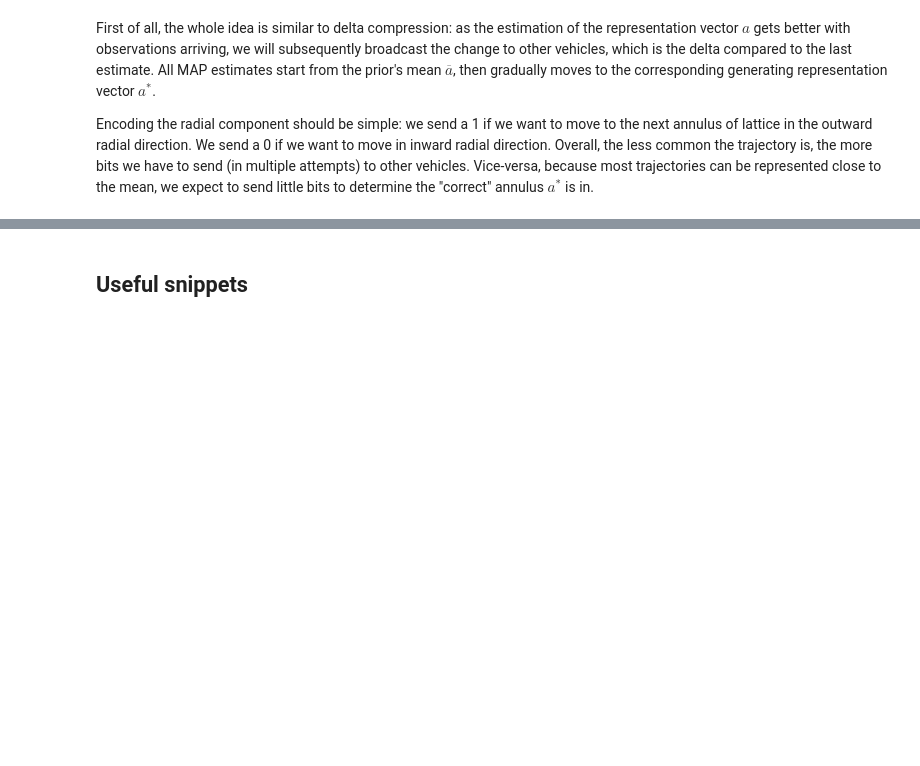
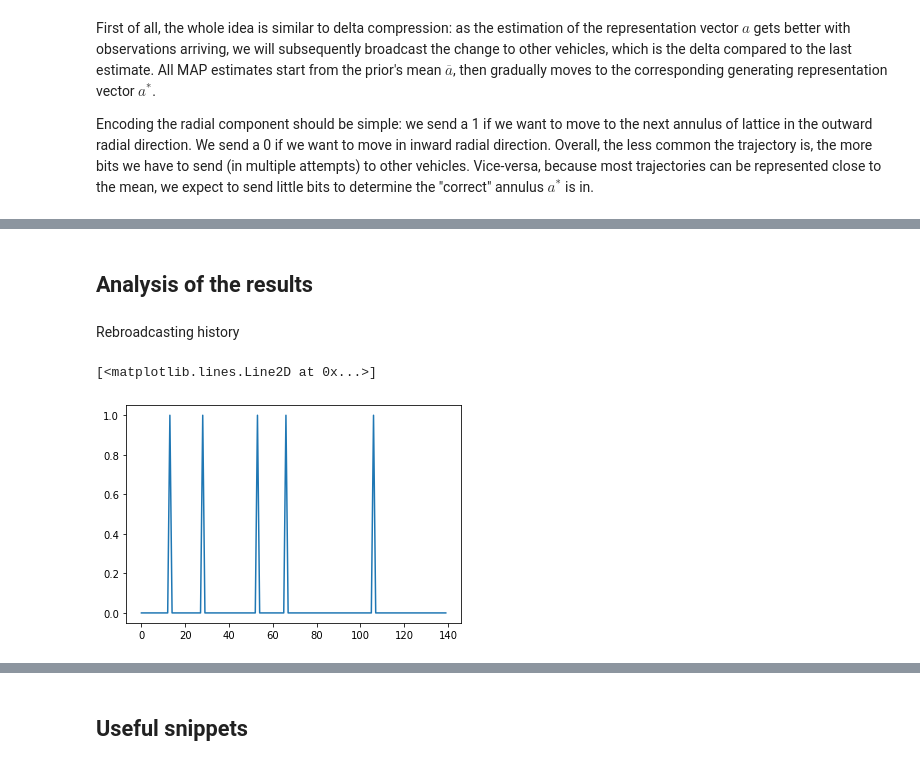
Before and after one commit to thinhhoang95/anomaly-detection-ngsim2, a Jupyter notebook: spherical_codes2.ipynb, the cells around one changed output, grey strips where cells are left out. Drawn from its saved outputs; the diff is of its cells as text; code cells hidden in the pictures; blank space fills up the shorter version.

```diff
--- a/spherical_codes2.ipynb
+++ b/spherical_codes2.ipynb
@@ -345,0 +381,9 @@ W/O bef/aft cmpr: 160 -> -1 (-0.36%) bits
+# %% [markdown]
+## Analysis of the results
+# %% [markdown]
+Rebroadcasting history
+# %%
+plt.plot(broadcast_log)
+# %% [output]
+[<matplotlib.lines.Line2D at 0x...>]
+[figure, added]
```
Also changed, not shown: parts of 16 cells of this notebook, 1 other file.
